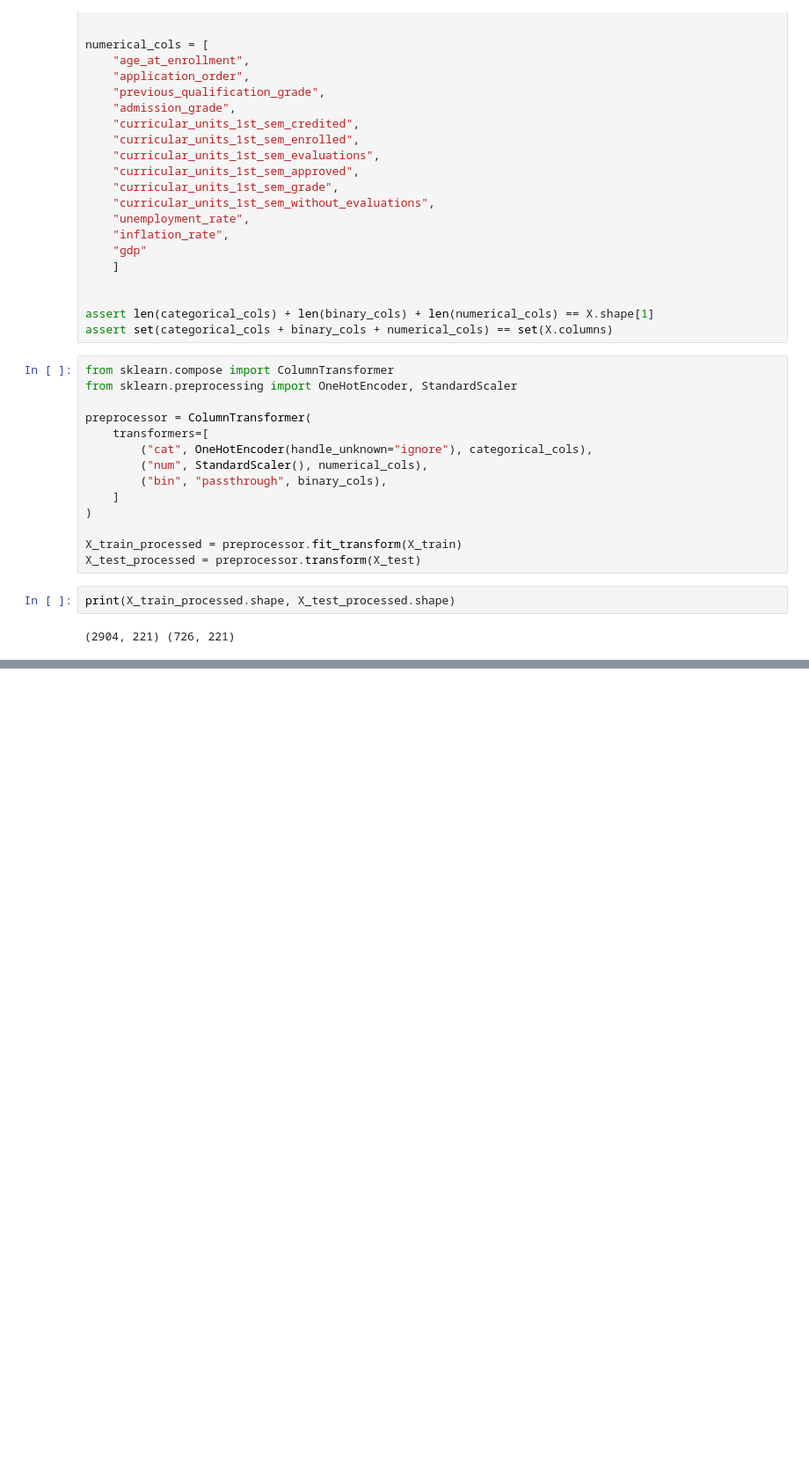
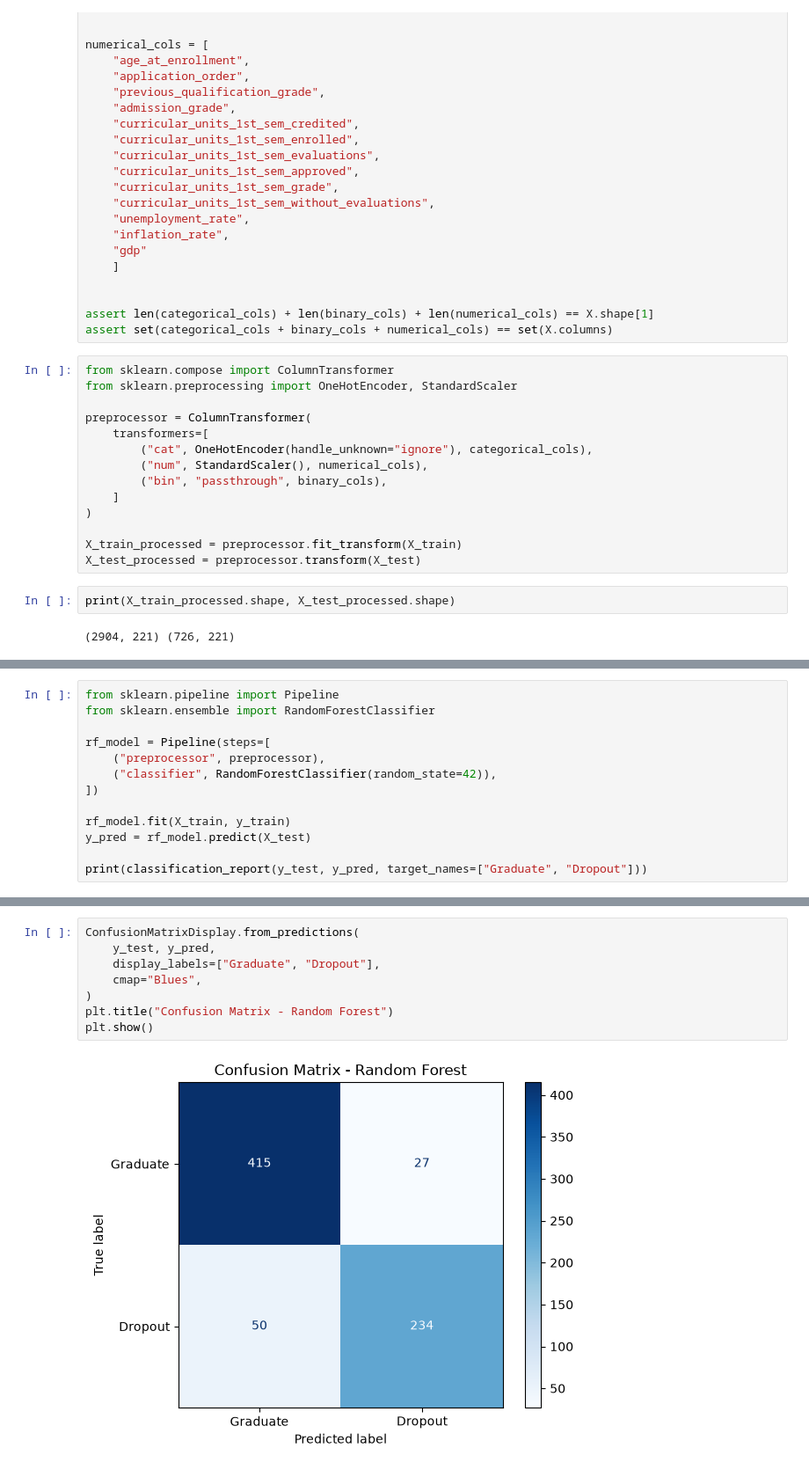
Before and after one commit to faezefz/student-dropout-prediction, a Jupyter notebook: notebooks/02_modeling.ipynb, the cells around one changed output, grey strips where cells are left out. Shown at 88% size. Drawn from its saved outputs; the diff is of its cells as text; blank space fills up the shorter version.

```diff
--- a/notebooks/02_modeling.ipynb
+++ b/notebooks/02_modeling.ipynb
@@ -119,0 +185,13 @@ print(X_train_processed.shape, X_test_processed.shape)
+# %%
+from sklearn.pipeline import Pipeline
+from sklearn.ensemble import RandomForestClassifier
+
+rf_model = Pipeline(steps=[
+    ("preprocessor", preprocessor),
+    ("classifier", RandomForestClassifier(random_state=42)),
+])
+
+rf_model.fit(X_train, y_train)
+y_pred = rf_model.predict(X_test)
+
+print(classification_report(y_test, y_pred, target_names=["Graduate", "Dropout"]))
@@ -119,0 +207,10 @@ print(X_train_processed.shape, X_test_processed.shape)
+# %%
+ConfusionMatrixDisplay.from_predictions(
+    y_test, y_pred,
+    display_labels=["Graduate", "Dropout"],
+    cmap="Blues",
+)
+plt.title("Confusion Matrix - Random Forest")
+plt.show()
+# %% [output]
+[figure, added]
```
Also changed, not shown: parts of 11 cells of this notebook, 2 other files.
